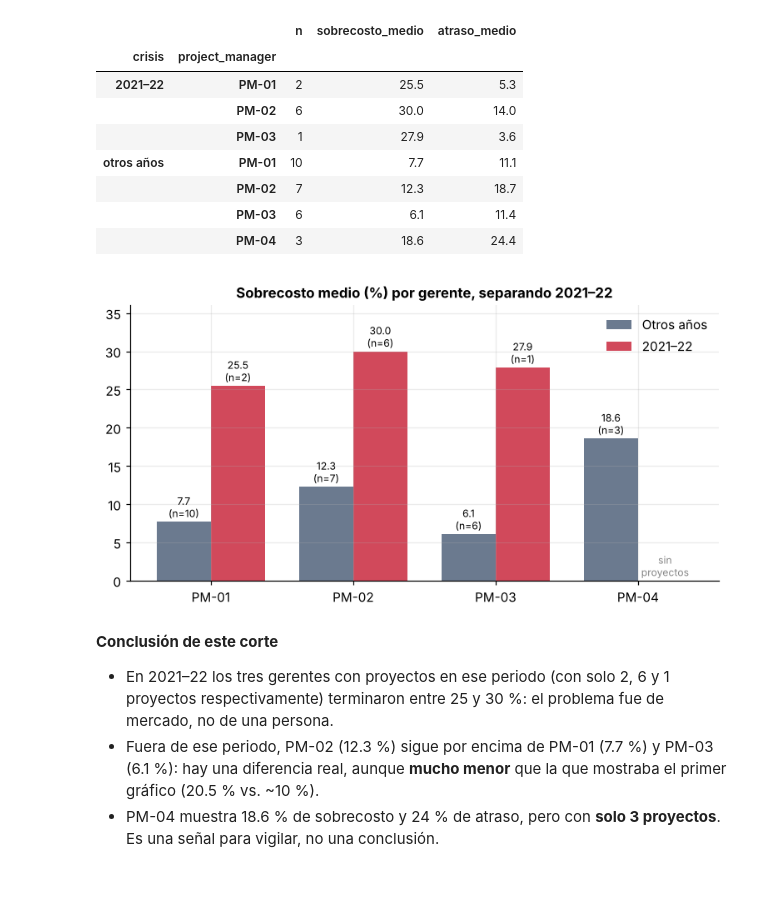
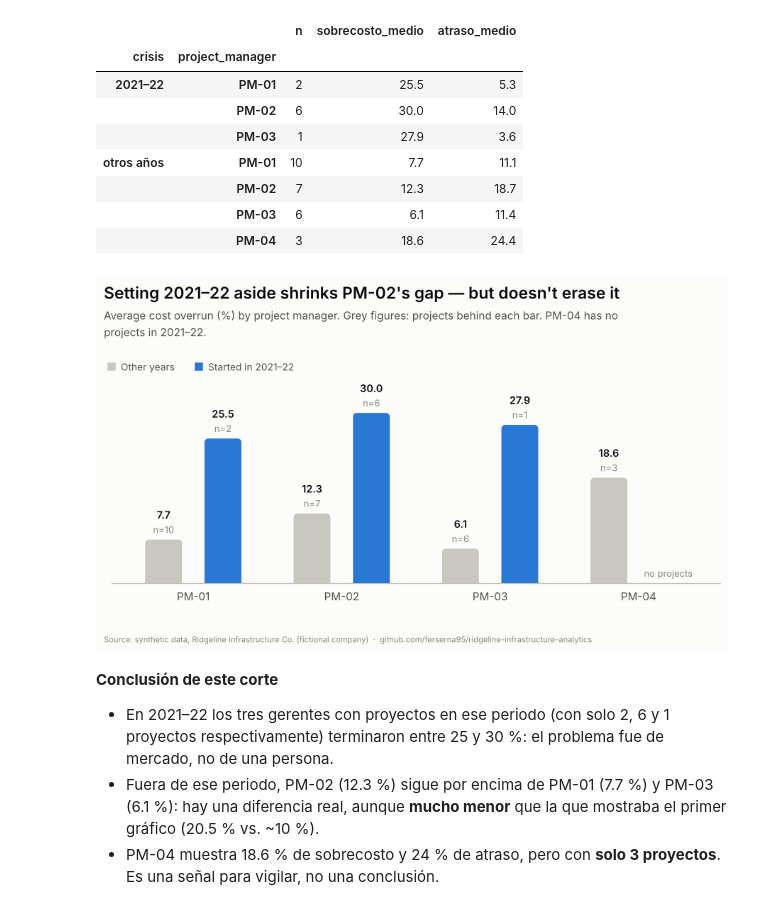
Before and after one commit to ferserna95/ridgeline-infrastructure-analytics, a Jupyter notebook: notebooks/01_eda_evm.ipynb, the cells around one changed output. Saved outputs shown, nothing was run; the diff lists cells and outputs as text; code cells hidden in the pictures; blank space fills up the shorter version.

```diff
--- a/notebooks/01_eda_evm.ipynb
+++ b/notebooks/01_eda_evm.ipynb
@@ -172,22 +182,31 @@ otros años  26               9.8          14.8
 |  | PM-02 | 7 | 12.3 | 18.7 |
 |  | PM-03 | 6 | 6.1 | 11.4 |
 |  | PM-04 | 3 | 18.6 | 24.4 |
-# %%
-piv = ctrl.sobrecosto_medio.unstack("crisis")[["otros años", "2021–22"]]
-n = ctrl.n.unstack("crisis").fillna(0)
-fig, ax = plt.subplots(figsize=(7, 3.8)); x = np.arange(len(piv)); w = .38
-ax.bar(x - w/2, piv["otros años"].fillna(0), w, color=BASE, label="Otros años")
-ax.bar(x + w/2, piv["2021–22"].fillna(0), w, color=ALERT, label="2021–22")
-for i, pm in enumerate(piv.index):
-    for col, off in (("otros años", -w/2), ("2021–22", w/2)):
-        if n.loc[pm, col] > 0:
-            ax.text(i + off, piv.loc[pm, col] + .6, f"{piv.loc[pm, col]:.1f}\n(n={int(n.loc[pm, col])})", ha="center", fontsize=8)
-        else:
-            ax.text(i + off, .6, "sin\nproyectos", ha="center", fontsize=8, color="#888")
-ax.set_xticks(x); ax.set_xticklabels(piv.index); ax.set_ylim(0, 36); ax.legend(frameon=False)
-ax.set_title("Sobrecosto medio (%) por gerente, separando 2021–22"); plt.tight_layout(); save("01b_pm_controlled_for_year")
-# %% [output]
-[figure, removed]
+# %%
+piv = ctrl.sobrecosto_medio.unstack("crisis")[["otros años", "2021–22"]]
+cnt = ctrl.n.unstack("crisis").reindex(piv.index).fillna(0)
+
+fig, gs = viz.new_fig(8.6, 5.0,
+    "Setting 2021–22 aside shrinks PM-02's gap — but doesn't erase it",
+    "Average cost overrun (%) by project manager. Grey figures: projects behind each bar. PM-04 has no projects in 2021–22.",
+    left=0.4, right=0.4, bottom=0.95)
+ax = fig.add_subplot(gs[0, 0])
+ax.set_xlim(-0.55, len(piv) - 0.45); ax.set_ylim(0, 37)
+viz.style_axes(ax, grid=None); ax.set_yticks([])
+x = np.arange(len(piv)); off = 0.2
+for col, color, o in (("otros años", DEEMPH, -off), ("2021–22", ACCENT, off)):
+    viz.bars(ax, x + o, piv[col].values, color, thick=34)
+    for xi, v, k in zip(x + o, piv[col].values, cnt[col].values):
+        if k > 0:
+            viz.label(ax, xi, v, f"{v:.1f}", ha="center", va="bottom", dy=17, weight="semibold")
+            viz.label(ax, xi, v, f"n={int(k)}", ha="center", va="bottom", dy=4, color=MUTED, size=8.5)
+        else:
+            viz.label(ax, xi, 0, "no projects", ha="center", va="bottom", dy=4, color=MUTED, size=8.5)
+ax.set_xticks(x); ax.set_xticklabels(piv.index, color=INK2, fontsize=10)
+viz.legend_keys(ax, [("Other years", DEEMPH), ("Started in 2021–22", ACCENT)], loc=(0.0, 1.03))
+viz.save(fig, "01b_pm_controlled_for_year")
+# %% [output]
+[figure, added]
 # %% [markdown]
 **Conclusión de este corte**
 - En 2021–22 los tres gerentes con proyectos en ese periodo (con solo 2, 6 y 1 proyectos respectivamente) terminaron entre 25 y 30 %: el problema fue de mercado, no de una persona.
```
Also changed, not shown: parts of 16 cells of this notebook, 11 other files.
